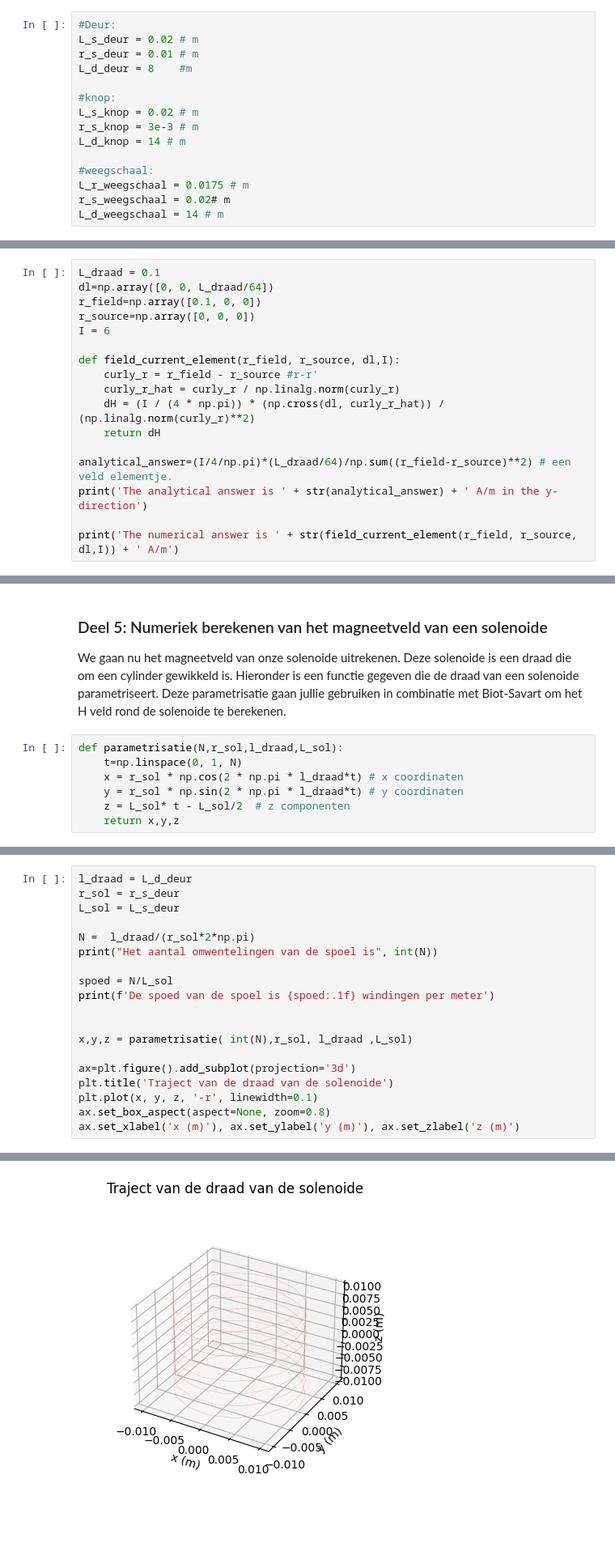
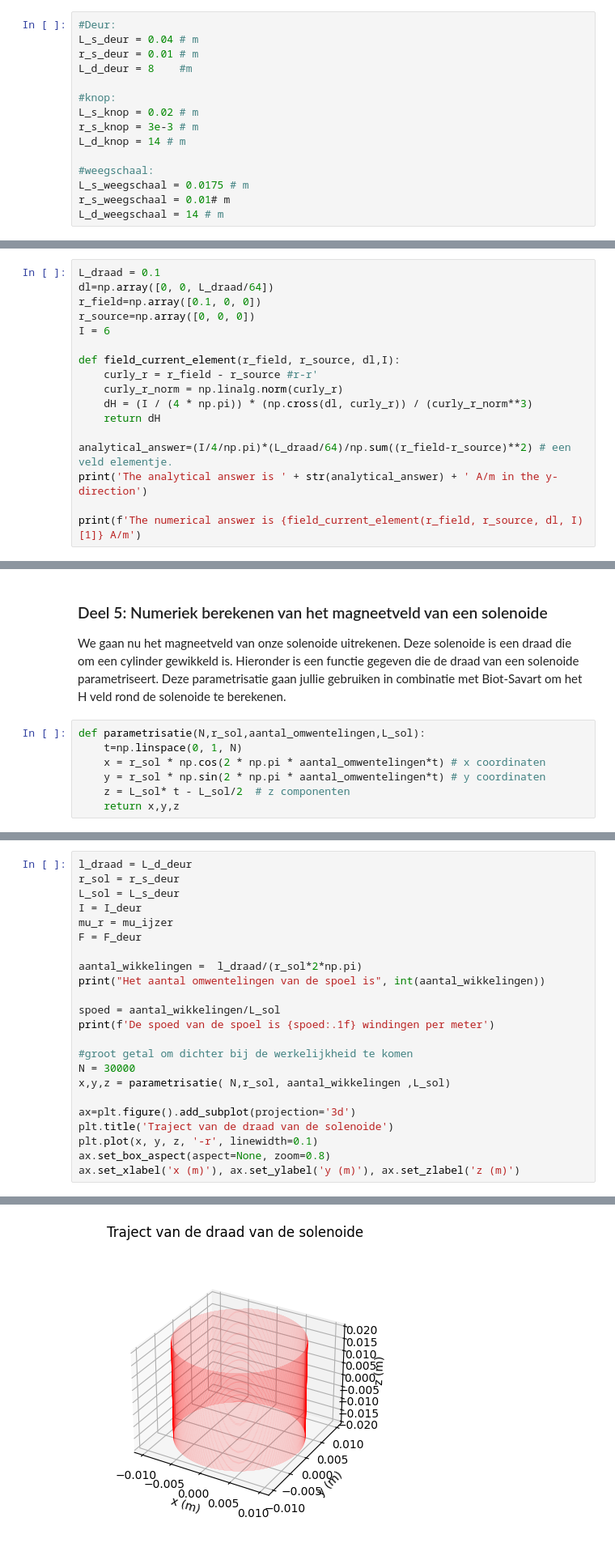
Before and after one commit to gltChboy/opdrachten-DEF-D, a Jupyter notebook: 2KrachtactuatorOpdracht/KrachtactuatorOpdracht.ipynb, the cells around one changed output, grey strips where cells are left out. Shown at 81% size. Cells and saved outputs as stored; diff of their text form; blank space fills up the shorter version.

```diff
--- a/2KrachtactuatorOpdracht/KrachtactuatorOpdracht.ipynb
+++ b/2KrachtactuatorOpdracht/KrachtactuatorOpdracht.ipynb
@@ -355,7 +355,7 @@ for i in range(3):
 Maak voor elke actuator een keuze voor de lengte van de spoel, de straal van de spoel en de lengte van de draad.
 # %%
 #Deur:
-L_s_deur = 0.02 # m
+L_s_deur = 0.04 # m
 r_s_deur = 0.01 # m
 L_d_deur = 8    #m
 
@@ -365,8 +365,8 @@ r_s_knop = 3e-3 # m
 L_d_knop = 14 # m
 
 #weegschaal:
-L_r_weegschaal = 0.0175 # m
-r_s_weegschaal = 0.02# m
+L_s_weegschaal = 0.0175 # m
+r_s_weegschaal = 0.01# m
 L_d_weegschaal = 14 # m
 # %% [markdown]
 Bovenstaande analytische berekening is een goede start voor het ontwerp en geeft aan welke parameters je kan optimaliseren. Echter in een echte solenoide zullen er allerlei niet ideale effecten een rol spelen. Zo zal het veld in de solenoide niet constant zijn (het is geen oneindig lange solenoide) en zijn er randvelden aan de uiteinden van de solenoide. We zullen nu de kracht-afstand relatie van de solenoide krachtactuator uitrekenen. Deze kan dan verder geoptimaliseerd worden om de kracht-uitwijking relatie zo lineair mogelijk te maken.
@@ -412,13 +412,13 @@ I = 6
 
 def field_current_element(r_field, r_source, dl,I):
     curly_r = r_field - r_source #r-r'
-    curly_r_hat = curly_r / np.linalg.norm(curly_r)
-    dH = (I / (4 * np.pi)) * (np.cross(dl, curly_r_hat)) / (np.linalg.norm(curly_r)**2)
+    curly_r_norm = np.linalg.norm(curly_r)
+    dH = (I / (4 * np.pi)) * (np.cross(dl, curly_r)) / (curly_r_norm**3)
     return dH
 
 analytical_answer=(I/4/np.pi)*(L_draad/64)/np.sum((r_field-r_source)**2) # een veld elementje.
 print('The analytical answer is ' + str(analytical_answer) + ' A/m in the y-direction')
 
-print('The numerical answer is ' + str(field_current_element(r_field, r_source, dl,I)) + ' A/m')
+print(f'The numerical answer is {field_current_element(r_field, r_source, dl, I)[1]} A/m')
 # %% [output]
 The analytical answer is 0.07460387957432593 A/m in the y-direction
@@ -484,10 +484,10 @@ Het analytische H veld op r_field is 9.55 A/m
 
 We gaan nu het magneetveld van onze solenoide uitrekenen. Deze solenoide is een draad die om een cylinder gewikkeld is. Hieronder is een functie gegeven die de draad van een solenoide parametriseert. Deze parametrisatie gaan jullie gebruiken in combinatie met Biot-Savart om het H veld rond de solenoide te berekenen.
 # %%
-def parametrisatie(N,r_sol,l_draad,L_sol):
+def parametrisatie(N,r_sol,aantal_omwentelingen,L_sol):
     t=np.linspace(0, 1, N)
-    x = r_sol * np.cos(2 * np.pi * l_draad*t) # x coordinaten
-    y = r_sol * np.sin(2 * np.pi * l_draad*t) # y coordinaten
+    x = r_sol * np.cos(2 * np.pi * aantal_omwentelingen*t) # x coordinaten
+    y = r_sol * np.sin(2 * np.pi * aantal_omwentelingen*t) # y coordinaten
     z = L_sol* t - L_sol/2  # z componenten
     return x,y,z
 # %% [markdown]
@@ -502,15 +502,19 @@ c. Bereken de spoed, in eenheden van aantal omwentelingen per meter, en print di
 l_draad = L_d_deur
 r_sol = r_s_deur
 L_sol = L_s_deur
+I = I_deur
+mu_r = mu_ijzer
+F = F_deur
 
-N =  l_draad/(r_sol*2*np.pi)
-print("Het aantal omwentelingen van de spoel is", int(N))
+aantal_wikkelingen =  l_draad/(r_sol*2*np.pi)
+print("Het aantal omwentelingen van de spoel is", int(aantal_wikkelingen))
 
-spoed = N/L_sol
+spoed = aantal_wikkelingen/L_sol
 print(f'De spoed van de spoel is {spoed:.1f} windingen per meter')
 
-
-x,y,z = parametrisatie( int(N),r_sol, l_draad ,L_sol)
+#groot getal om dichter bij de werkelijkheid te komen
+N = 30000
+x,y,z = parametrisatie( N,r_sol, aantal_wikkelingen ,L_sol)
 
 ax=plt.figure().add_subplot(projection='3d')
 plt.title('Traject van de draad van de solenoide')
@@ -523,5 +527,5 @@ De spoed van de spoel is 6366.2 windingen per meter
 (Text(0.5, 0, 'x (m)'), Text(0.5, 0.5, 'y (m)'), Text(0.5, 0, 'z (m)'))
-[figure, old version]
+[figure, new version]
 # %% [markdown]
 Het veld in een oneindig lange solenoide wordt gegeven door $\mathbf{H} = n I \hat{\mathbf{z}}$, met $n$ de spoed van de draad, en $I$ de stroom.
 
```
Also changed, not shown: parts of 23 cells of this notebook, 9 other files.
